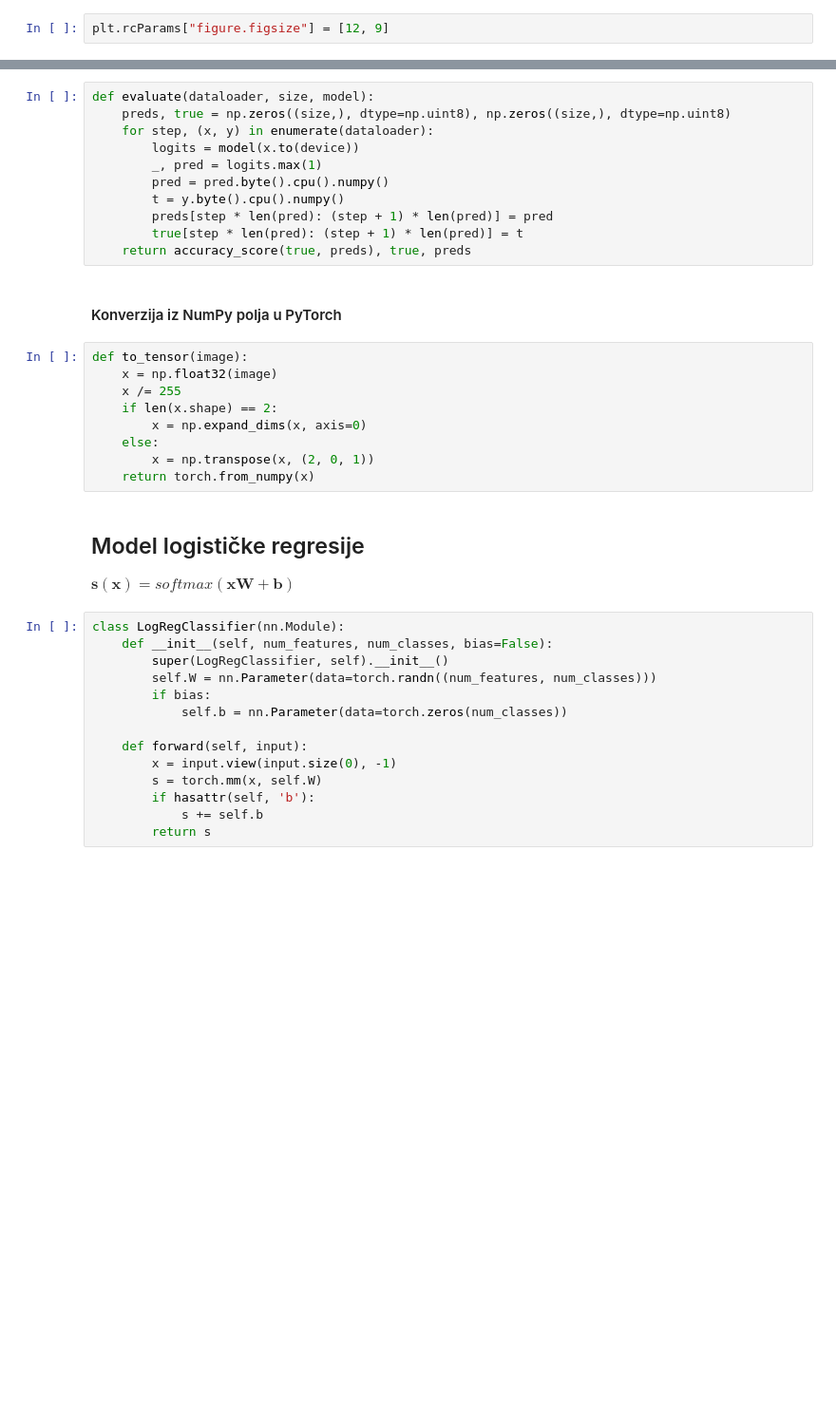
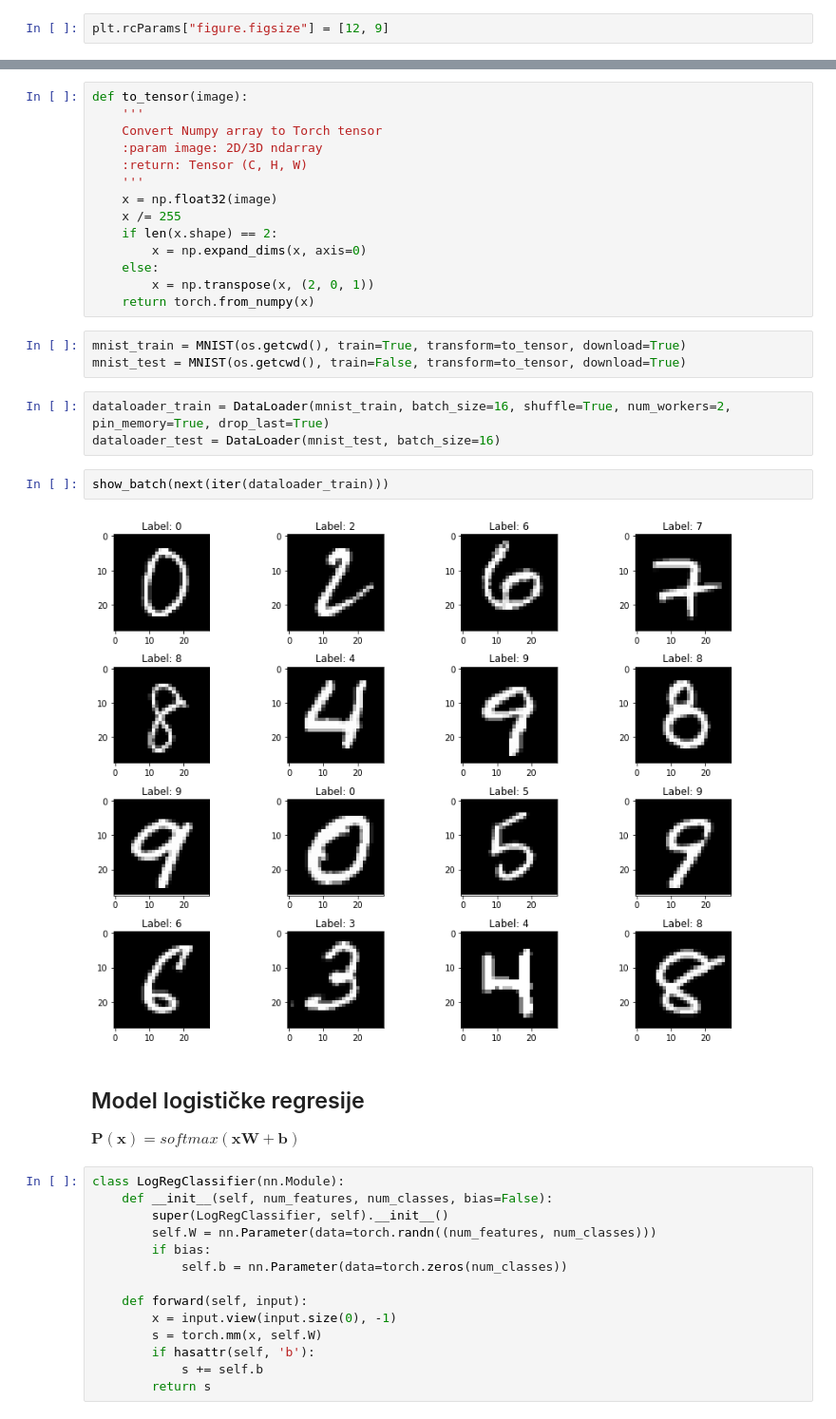
Before and after one commit to orsic/mozgalo_workshop, a Jupyter notebook: Mozgalo.ipynb, the cells around one changed output, grey strips where cells are left out. Shown at 95% size. Saved outputs shown, nothing was run; the diff lists cells and outputs as text; blank space fills up the shorter version.

```diff
--- a/Mozgalo.ipynb
+++ b/Mozgalo.ipynb
@@ -67,18 +115,10 @@ def show_conv_params(params):
-# %%
-def evaluate(dataloader, size, model):
-    preds, true = np.zeros((size,), dtype=np.uint8), np.zeros((size,), dtype=np.uint8)
-    for step, (x, y) in enumerate(dataloader):
-        logits = model(x.to(device))
-        _, pred = logits.max(1)
-        pred = pred.byte().cpu().numpy()
-        t = y.byte().cpu().numpy()
-        preds[step * len(pred): (step + 1) * len(pred)] = pred
-        true[step * len(pred): (step + 1) * len(pred)] = t
-    return accuracy_score(true, preds), true, preds
-# %% [markdown]
-#### Konverzija iz NumPy polja u PyTorch
 # %%
 def to_tensor(image):
+    '''
+    Convert Numpy array to Torch tensor
+    :param image: 2D/3D ndarray
+    :return: Tensor (C, H, W)
+    '''
     x = np.float32(image)
     x /= 255
     if len(x.shape) == 2:
@@ -86,9 +126,19 @@ def to_tensor(image):
     else:
         x = np.transpose(x, (2, 0, 1))
     return torch.from_numpy(x)
+# %%
+mnist_train = MNIST(os.getcwd(), train=True, transform=to_tensor, download=True)
+mnist_test = MNIST(os.getcwd(), train=False, transform=to_tensor, download=True)
+# %%
+dataloader_train = DataLoader(mnist_train, batch_size=16, shuffle=True, num_workers=2, pin_memory=True, drop_last=True)
+dataloader_test = DataLoader(mnist_test, batch_size=16)
+# %%
+show_batch(next(iter(dataloader_train)))
+# %% [output]
+[figure, added]
 # %% [markdown]
 ## Model logističke regresije
-$\mathbf{s}(\mathbf{x}) = softmax(\mathbf{x} \mathbf{W} + \mathbf{b})$
+$\mathbf{P}(\mathbf{x}) = softmax(\mathbf{x} \mathbf{W} + \mathbf{b})$
 # %%
 class LogRegClassifier(nn.Module):
     def __init__(self, num_features, num_classes, bias=False):
```
Also changed, not shown: parts of 36 cells of this notebook, 3 other files.
